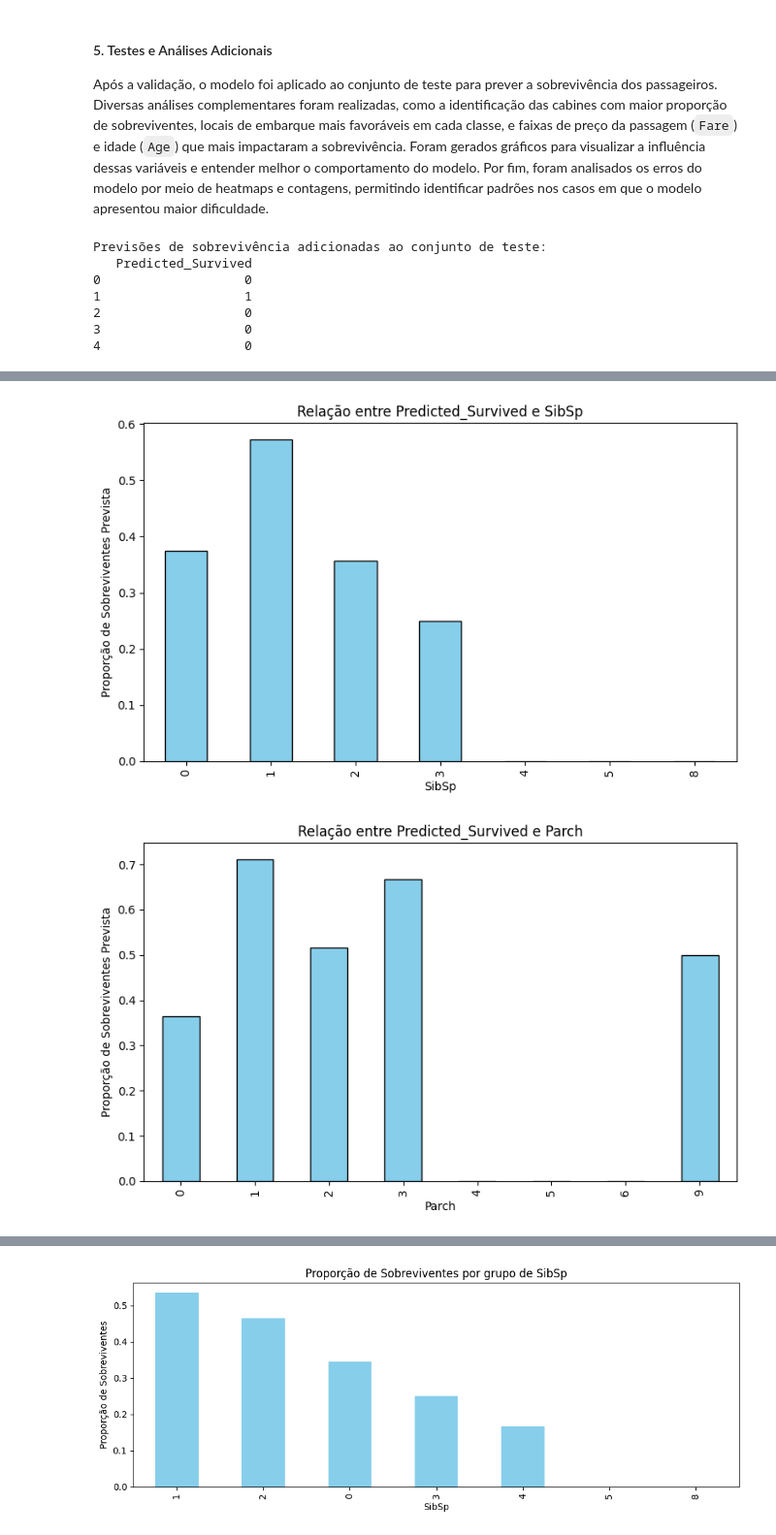
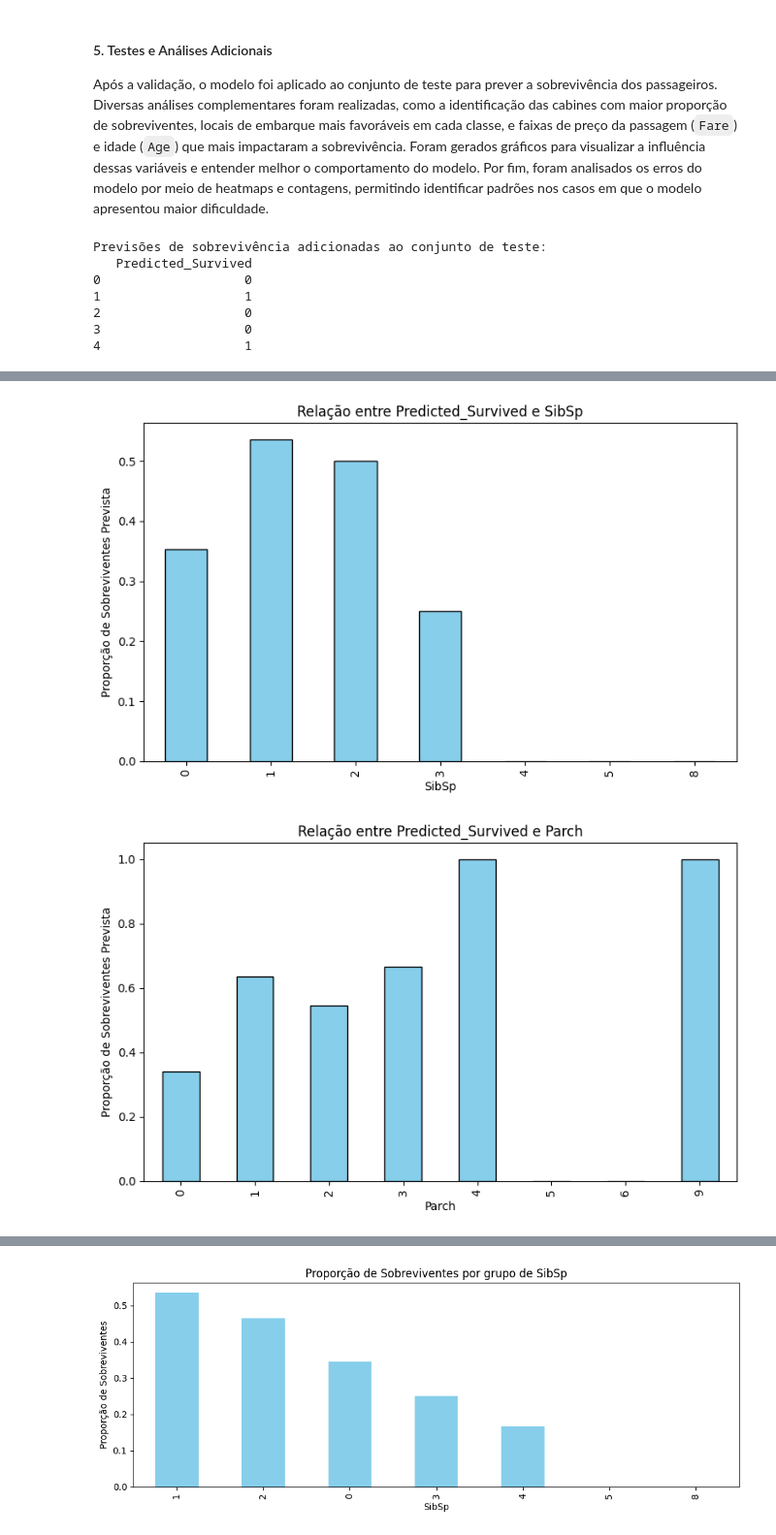
Before and after one commit to joaopedroalcn/JOAOPEDRODEALCANTARALIMA_Titanic, a Jupyter notebook: p3_titanic.ipynb, the cells around one changed output, grey strips where cells are left out. Shown at 97% size. Cells and saved outputs as stored; diff of their text form; code cells hidden in the pictures.

```diff
--- a/p3_titanic.ipynb
+++ b/p3_titanic.ipynb
@@ -225,8 +232,8 @@ X_test['Fare'] = X_test['Fare'].fillna(X_test['Fare'].median())
 X_test_scaled = scaler.transform(X_test)
 
 # Previsão no conjunto de teste
-y_test_pred = best_mlp.predict(X_test_scaled)
-y_test_pred_proba = best_mlp.predict_proba(X_test_scaled)
+y_test_pred = mlp.predict(X_test_scaled)
+y_test_pred_proba = mlp.predict_proba(X_test_scaled)
 
 # Exibindo as previsões
 test_df['Predicted_Survived'] = y_test_pred
@@ -262,4 +269,4 @@ Previsões de sobrevivência adicionadas ao conjunto de teste:
 1                   1
 2                   0
 3                   0
-4                   0
+4                   1
@@ -270,2 +277,2 @@ Previsões de sobrevivência adicionadas ao conjunto de teste:
-[figure, old version]
+[figure, new version]
-[figure, old version]
+[figure, new version]
```
Also changed, not shown: parts of 10 cells of this notebook.
